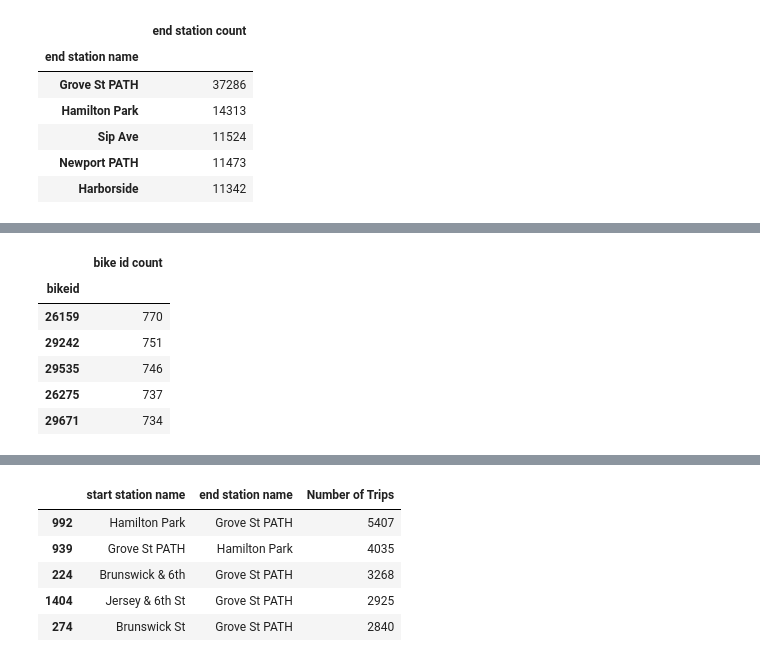
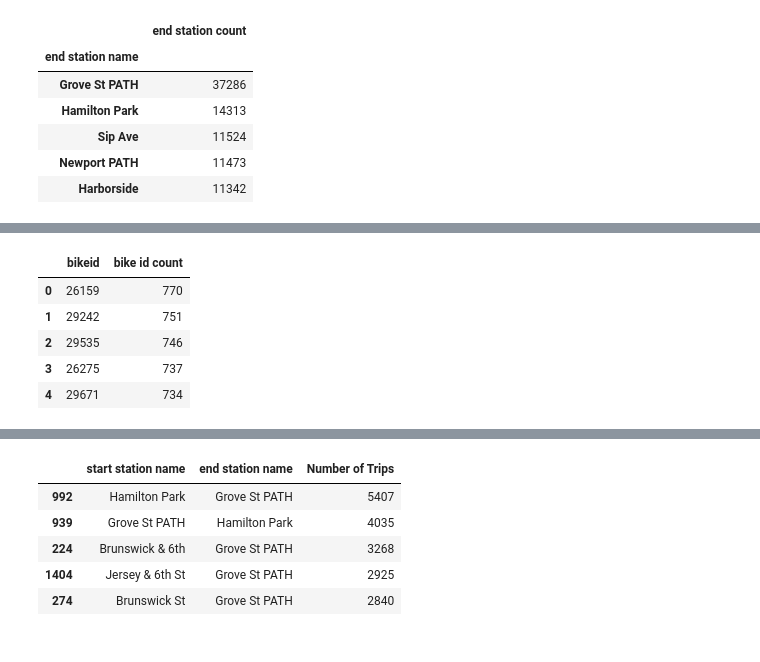
Before and after one commit to tnatoli29/Project_1, a Jupyter notebook: CitiBike/Final 2019 Work.ipynb, the cells around one changed output, grey strips where cells are left out. Saved outputs shown, nothing was run; the diff lists cells and outputs as text; code cells hidden in the pictures.

Commit message:
TN(master) 2019/2020 top 5 bike id chart

```diff
--- a/CitiBike/Final 2019 Work.ipynb
+++ b/CitiBike/Final 2019 Work.ipynb
@@ -387,3 +387,8 @@ top5_end_stations.head()
 | Sip Ave | 11524 |
 | Newport PATH | 11473 |
 | Harborside | 11342 |
+# %%
+#Find which bikes were used the most
+#First you change the datatype of bikeid to string
+combined2019_CitiBike_df8["bikeid"] = combined2019_CitiBike_df8["bikeid"].astype("str")
+combined2019_CitiBike_df8.dtypes
@@ -390,17 +413,17 @@ top5_end_stations.head()
 # %%
-# Top 5 most used bikes by bike id
+#Group by bike ID
 bike_id = combined2019_CitiBike_df8.groupby(["bikeid"])
 bikecount = bike_id["bikeid"].count()
+
 #create new DataFrame
-top5_bikes = pd.DataFrame({"bike id count" : bikecount})
-#Sort the start station count column in descending order
+top5_bikes = pd.DataFrame({"bike id count": bikecount})
 top5_bikes = top5_bikes.sort_values(["bike id count"], ascending = [False])
+top5_bikes = top5_bikes.reset_index()
 top5_bikes.head()
 # %% [output]
-|  | bike id count |
-| bikeid |  |
-| 26159 | 770 |
-| 29242 | 751 |
-| 29535 | 746 |
-| 26275 | 737 |
-| 29671 | 734 |
+|  | bikeid | bike id count |
+| 0 | 26159 | 770 |
+| 1 | 29242 | 751 |
+| 2 | 29535 | 746 |
+| 3 | 26275 | 737 |
+| 4 | 29671 | 734 |
```
Also changed, not shown: parts of 2 cells of this notebook, 3 other files.
